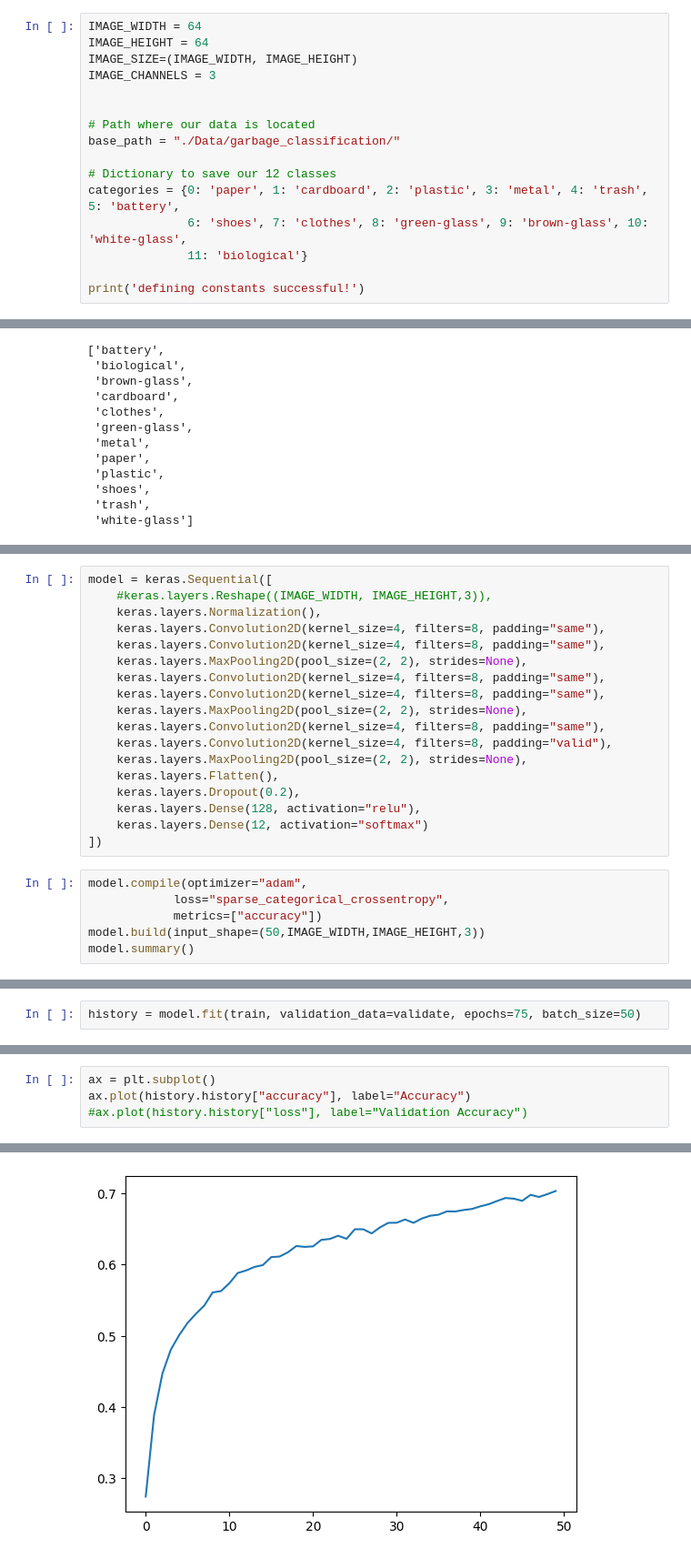
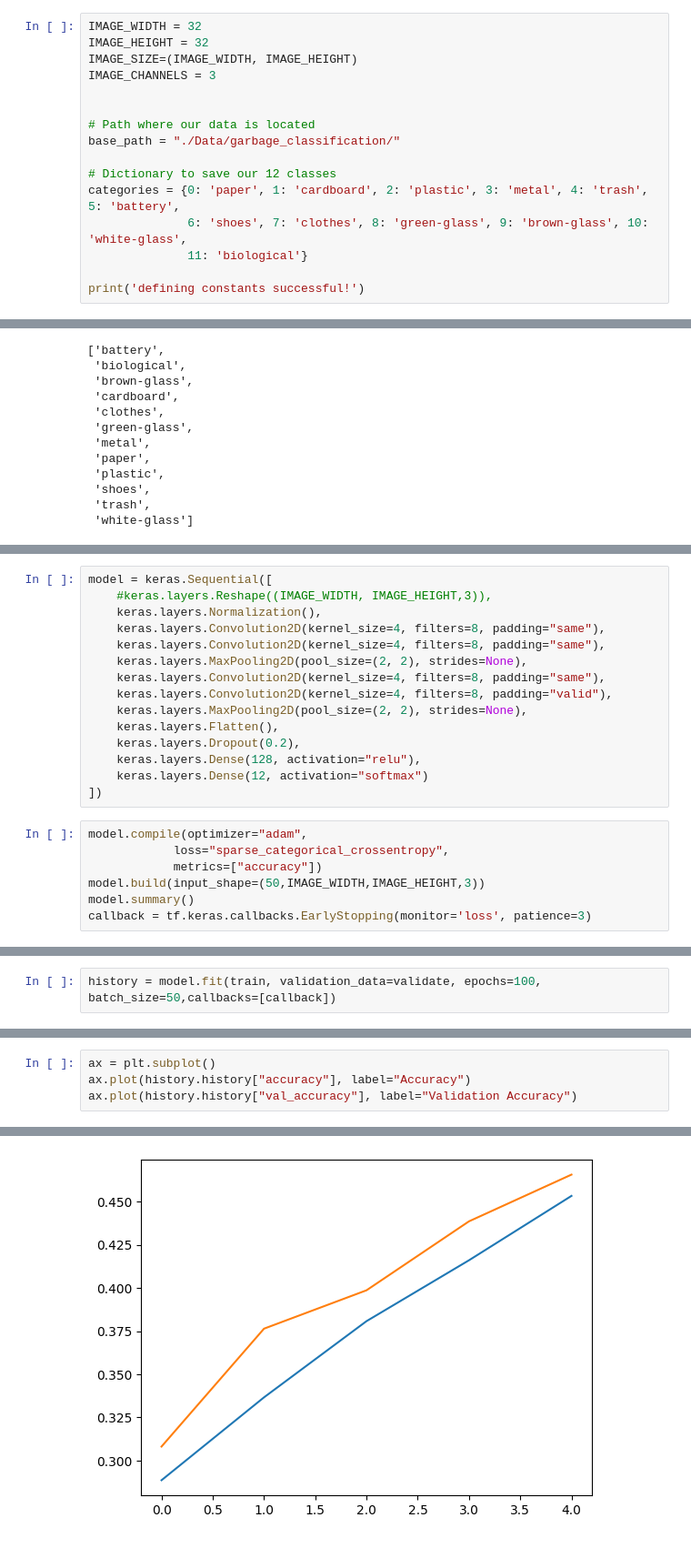
Before and after one commit to khaledyasser2/Im_not_garbage, a Jupyter notebook: Actual.ipynb, the cells around one changed output, grey strips where cells are left out. Shown: that part at 91% size. Cells and saved outputs as stored; diff of their text form.

Commit message:
retraining 32 but with early stopping

```diff
--- a/Actual.ipynb
+++ b/Actual.ipynb
@@ -9,8 +9,8 @@ import re
 #from PIL import Image
 from keras.preprocessing import image
 # %%
-IMAGE_WIDTH = 64
-IMAGE_HEIGHT = 64
+IMAGE_WIDTH = 32
+IMAGE_HEIGHT = 32
 IMAGE_SIZE=(IMAGE_WIDTH, IMAGE_HEIGHT)
 IMAGE_CHANNELS = 3
 
@@ -116,9 +116,6 @@ for image_batch, labels_batch in train:
 model = keras.Sequential([
     #keras.layers.Reshape((IMAGE_WIDTH, IMAGE_HEIGHT,3)),
     keras.layers.Normalization(),
-    keras.layers.Convolution2D(kernel_size=4, filters=8, padding="same"),
-    keras.layers.Convolution2D(kernel_size=4, filters=8, padding="same"),
-    keras.layers.MaxPooling2D(pool_size=(2, 2), strides=None),
     keras.layers.Convolution2D(kernel_size=4, filters=8, padding="same"),
     keras.layers.Convolution2D(kernel_size=4, filters=8, padding="same"),
     keras.layers.MaxPooling2D(pool_size=(2, 2), strides=None),
@@ -136,4 +133,5 @@ model.compile(optimizer="adam",
             metrics=["accuracy"])
 model.build(input_shape=(50,IMAGE_WIDTH,IMAGE_HEIGHT,3))
 model.summary()
+callback = tf.keras.callbacks.EarlyStopping(monitor='loss', patience=3)
 # %% [output]
@@ -161,3 +159,3 @@ train
 # %%
-history = model.fit(train, validation_data=validate, epochs=75, batch_size=50)
+history = model.fit(train, validation_data=validate, epochs=100, batch_size=50,callbacks=[callback])
 # %% [output]
@@ -171,8 +172,8 @@ Epoch 4/75
 # %%
 ax = plt.subplot()
 ax.plot(history.history["accuracy"], label="Accuracy")
-#ax.plot(history.history["loss"], label="Validation Accuracy")
+ax.plot(history.history["val_accuracy"], label="Validation Accuracy")
 # %% [output]
 [<matplotlib.lines.Line2D at 0x...>]
-[figure, old version]
+[figure, new version]
 # %%
```
Also changed, not shown: parts of 8 cells of this notebook, 7 other files.
